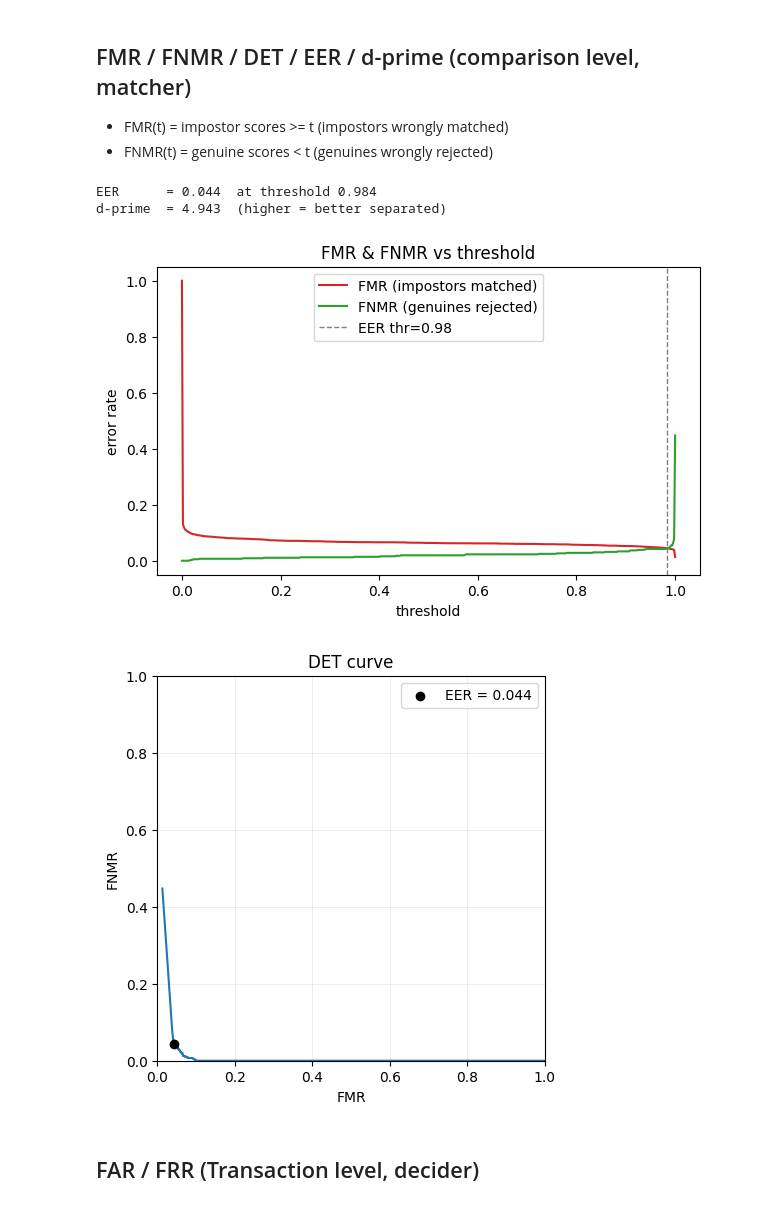
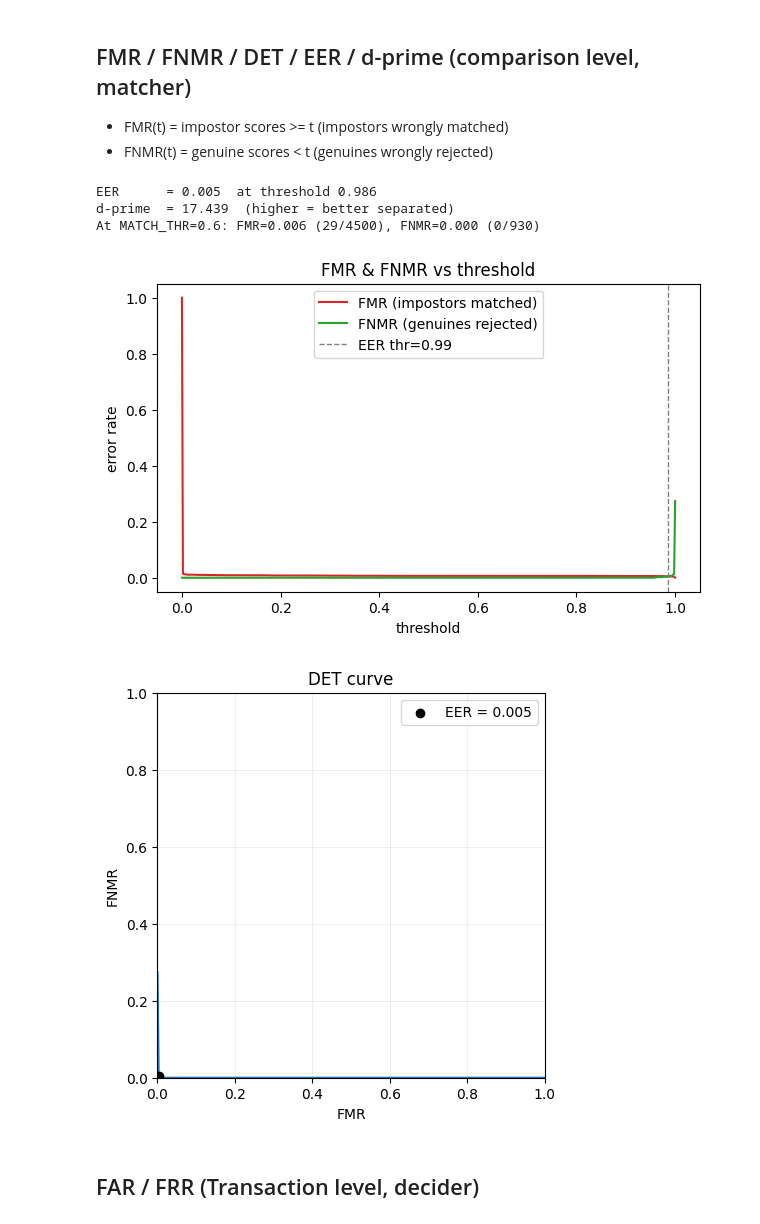
Before and after one commit to justingebert/biometric-recognition, a Jupyter notebook: notebooks/facial-verification.ipynb, the cells around one changed output. Saved outputs shown, nothing was run; the diff lists cells and outputs as text; code cells hidden in the pictures.

```diff
--- a/notebooks/facial-verification.ipynb
+++ b/notebooks/facial-verification.ipynb
@@ -400,10 +531,8 @@ Biometric error metrics for the trained model, at two levels:
 # %% [markdown]
 ## Load the latest model
 # %%
-import glob, os
-
-def latest_model(models_dir='../models') -> str:
-    paths = sorted(glob.glob(os.path.join(models_dir, 'siamesemodel_*.keras')))
+def latest_model(models_dir=MODELS_ROOT):
+    paths = sorted(models_dir.glob('siamesemodel_*.keras'))
     if not paths:
         raise FileNotFoundError(f'No siamesemodel_*.keras in {models_dir}: train first, or run `git lfs pull`.')
     return paths[-1]
@@ -411,4 +540,6 @@ def latest_model(models_dir='../models') -> str:
 MODEL_PATH = latest_model()
 print('loading model <-', MODEL_PATH)
 model = tf.keras.models.load_model(MODEL_PATH, custom_objects={'L1Dist': L1Dist, 'BinaryCrossentropy': tf.losses.BinaryCrossentropy})
+if not TRAIN:
+    print('PROVENANCE NOTE: retrain once before reporting results; older checkpoints used a different pair protocol.')
 # %% [output]
@@ -473,23 +606,19 @@ test confusion: TP=49 TN=52 FP=5 FN=1  (thr=0.5)
 # %%
 import random
-random.seed(42)
+random.seed(RANDOM_SEED)
 
 GEN_DIR = VER_PATH          # genuine probes
 N_REFS  = 15                # how many references to enroll; None = use all in ANC_PATH
 N_IMPOSTORS = 300           # LFW faces sampled as impostor probes
 
-MATCH_THR    = 0.979        # comparison level: comparison score > MATCH_THR -> match
+MATCH_THR    = 0.6        # comparison level: comparison score > MATCH_THR -> match
 DECISION_THR = 0.6          # transaction level: accept the claim if the FRACTION of matched refs > DECISION_THR
 
-def list_jpgs(d):
-    try:
-        return sorted(os.path.join(d, f) for f in os.listdir(d) if f.lower().endswith('.jpg'))
-    except FileNotFoundError:
-        return []
+def list_jpgs(directory):
+    return sorted(str(path) for path in directory.glob('*.jpg'))
 
 ref_paths = list_jpgs(ANC_PATH)
 gen_paths = list_jpgs(GEN_DIR)
-lfw_paths = list_jpgs(NEG_PATH)
 if not ref_paths:
     raise FileNotFoundError(f'No reference images in {ANC_PATH}.')
 if not gen_paths:
@@ -498,9 +627,8 @@ if not gen_paths:
 if N_REFS is not None:
     ref_paths = random.sample(ref_paths, min(N_REFS, len(ref_paths)))   # seeded -> reproducible gallery
 gen_paths = [p for p in gen_paths if p not in set(ref_paths)]           # safety: drop any overlap (self-match)
-train_negs = set(train_neg_paths)                                       # from the Data Preprocessing cell
-lfw_paths = [p for p in lfw_paths if p not in train_negs]               # exclude training negatives
-imp_paths = random.sample(lfw_paths, min(N_IMPOSTORS, len(lfw_paths)))
+imp_ids = random.sample(sorted(operational_lfw), min(N_IMPOSTORS, len(operational_lfw)))
+imp_paths = [random.choice(operational_lfw[identity]) for identity in imp_ids]  # one face per unseen operational identity
 
 ref_batch = tf.stack([preprocess(p) for p in ref_paths])   # (R, 100, 100, 3)
 
@@ -526,8 +654,8 @@ def collect(paths):
 genuine_scores, genuine_decisions = collect(gen_paths)
 impostor_scores, impostor_decisions = collect(imp_paths)
 
-print(f'references(gallery)={len(ref_paths)} from {os.path.basename(ANC_PATH)}  |  '
-      f'genuine probes={len(gen_paths)} from {os.path.basename(GEN_DIR)} -> {genuine_scores.size} comparisons  |  '
+print(f'references(gallery)={len(ref_paths)} from {ANC_PATH.name}  |  '
+      f'genuine probes={len(gen_paths)} from {GEN_DIR.name} -> {genuine_scores.size} comparisons  |  '
       f'impostor probes={len(imp_paths)} -> {impostor_scores.size} comparisons')
 if genuine_scores.size == 0:
     print('No genuine data yet - record held-out selfies with the `v` key (Capture cell), then re-run.')
@@ -554,32 +682,39 @@ plt.show()
 # %%
 thresholds = np.linspace(0, 1, 501)
 fmr = np.array([np.mean(impostor_scores >= t) for t in thresholds])
 fnmr = np.array([np.mean(genuine_scores < t) for t in thresholds])
 i = np.argmin(np.abs(fmr - fnmr))                 # EER: FMR ~= FNMR
 eer, eer_thr = (fmr[i] + fnmr[i]) / 2, thresholds[i]
 dprime = (genuine_scores.mean() - impostor_scores.mean()) / np.sqrt((genuine_scores.var() + impostor_scores.var()) / 2)
 print(f'EER      = {eer:.3f}  at threshold {eer_thr:.3f}')
 print(f"d-prime  = {dprime:.3f}  (higher = better separated)")
+selected_fmr = np.mean(impostor_scores >= MATCH_THR)
+selected_fnmr = np.mean(genuine_scores < MATCH_THR)
+selected_fm = np.sum(impostor_scores >= MATCH_THR)
+selected_fnm = np.sum(genuine_scores < MATCH_THR)
+print(f'At MATCH_THR={MATCH_THR}: FMR={selected_fmr:.3f} ({selected_fm}/{impostor_scores.size}), '
+      f'FNMR={selected_fnmr:.3f} ({selected_fnm}/{genuine_scores.size})')
 
 # FMR & FNMR vs threshold
 plt.figure(figsize=(7, 4))
 plt.plot(thresholds, fmr, color='tab:red', label='FMR (impostors matched)')
 plt.plot(thresholds, fnmr, color='tab:green', label='FNMR (genuines rejected)')
 plt.axvline(eer_thr, ls='--', color='gray', lw=1, label=f'EER thr={eer_thr:.2f}')
 plt.xlabel('threshold'); plt.ylabel('error rate')
 plt.title('FMR & FNMR vs threshold'); plt.legend(); plt.show()
 
-# DET curve: FNMR vs FMR, TODO maybe log axis?
+# DET-style error trade-off: FNMR vs FMR across thresholds
 plt.figure(figsize=(5, 5))
 plt.plot(fmr, fnmr, color='tab:blue')
 plt.scatter([eer], [eer], color='k', zorder=5, label=f'EER = {eer:.3f}')
 plt.xlabel('FMR'); plt.ylabel('FNMR'); plt.title('DET curve')
 plt.xlim(0, 1); plt.ylim(0, 1); plt.grid(alpha=0.3); plt.legend(); plt.show()
 # %% [output]
-EER      = 0.044  at threshold 0.984
-d-prime  = 4.943  (higher = better separated)
+EER      = 0.005  at threshold 0.986
+d-prime  = 17.439  (higher = better separated)
+At MATCH_THR=0.6: FMR=0.006 (29/4500), FNMR=0.000 (0/930)
-[figure, old version]
+[figure, new version]
-[figure, old version]
+[figure, new version]
 # %% [markdown]
 ## FAR / FRR (Transaction level, decider)
 # %%
```
Also changed, not shown: parts of 30 cells of this notebook.
